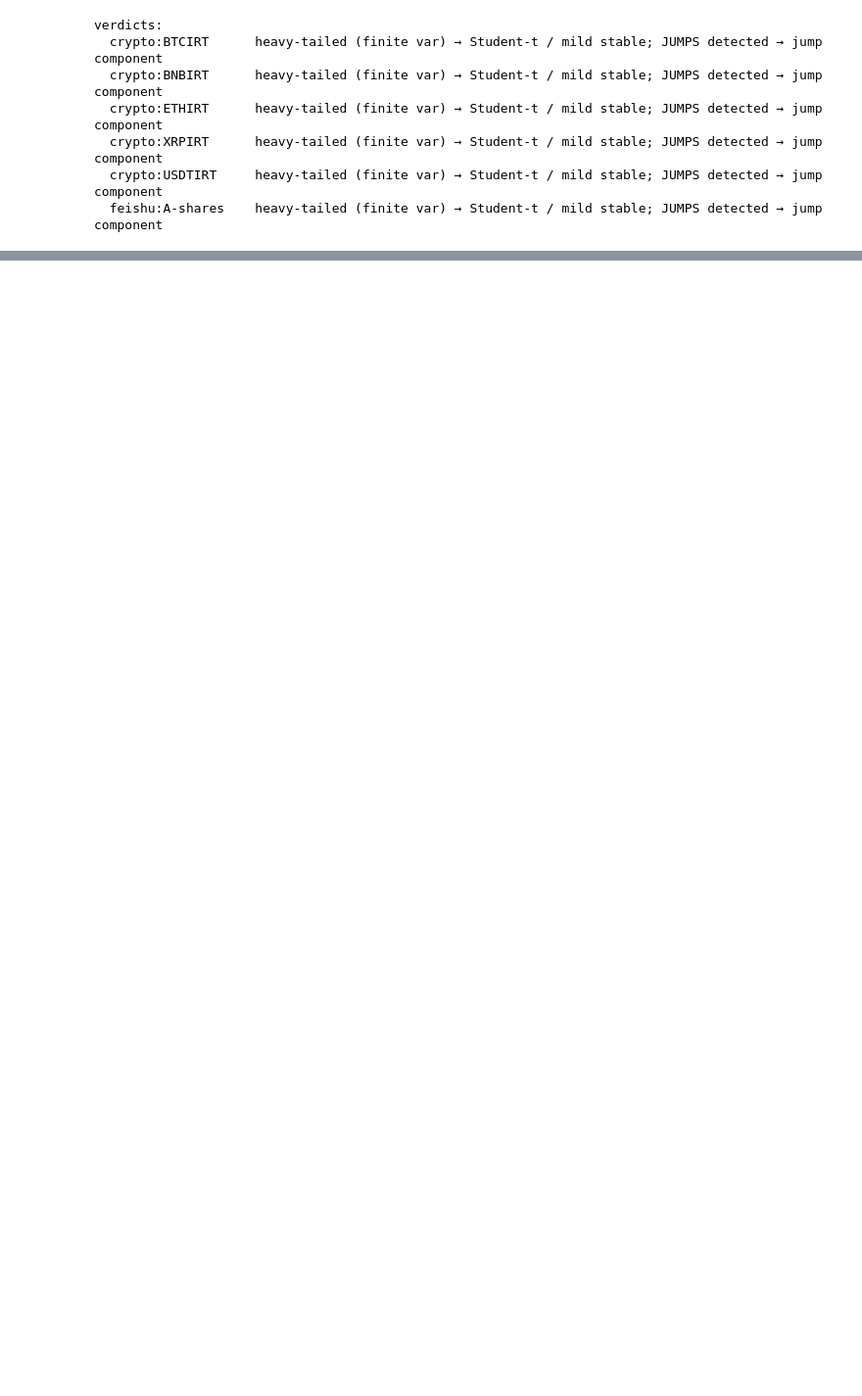
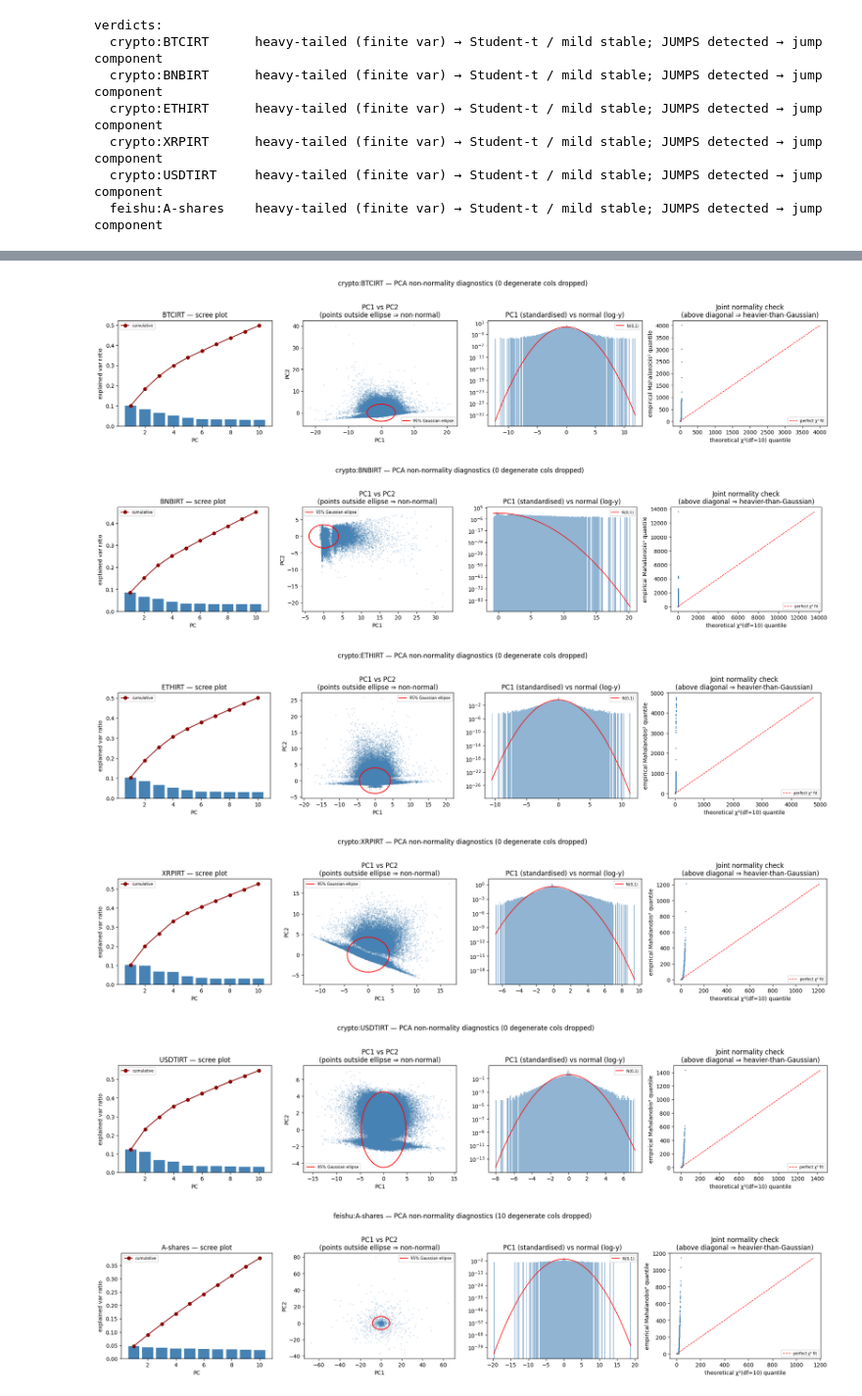
Before and after one commit to ArshiAbolghasemi/Penny, a Jupyter notebook: notebooks/increment_diagnostics.ipynb, the cells around one changed output, grey strips where cells are left out. Shown at 98% size. Saved outputs shown, nothing was run; the diff lists cells and outputs as text; code cells hidden in the pictures; blank space fills up the shorter version.

```diff
--- a/notebooks/increment_diagnostics.ipynb
+++ b/notebooks/increment_diagnostics.ipynb
@@ -394,0 +1060,79 @@ conclusion is that the simpler model suffices for it — the sanity limit.
+# %%
+def plot_pca_diagnostics(key):
+    r = PCA_RESULTS[key]
+    pcs, maha2, evr, k = (
+        r["pcs"],
+        r["maha2"],
+        r["explained_var_ratio"],
+        r["n_components"],
+    )
+    fig, axes = plt.subplots(1, 4, figsize=(19, 4.2))
+
+    # (a) scree plot
+    axes[0].bar(range(1, k + 1), evr, color="steelblue")
+    axes[0].plot(
+        range(1, k + 1), np.cumsum(evr), "o-", color="darkred", label="cumulative"
+    )
+    axes[0].set_xlabel("PC")
+    axes[0].set_ylabel("explained var ratio")
+    axes[0].set_title(f"{key[1]} — scree plot")
+    axes[0].legend(fontsize=7)
+
+    # (b) PC1 vs PC2 scatter with the 95% Gaussian confidence ellipse
+    pc1 = pcs[:, 0]
+    pc2 = pcs[:, 1] if k > 1 else pcs[:, 0]
+    axes[1].scatter(pc1, pc2, s=2, alpha=0.15, color="steelblue")
+    s1, s2 = pc1.std(), pc2.std()
+    theta = np.linspace(0, 2 * np.pi, 200)
+    r95 = np.sqrt(chi2.ppf(0.95, df=2))
+    axes[1].plot(
+        r95 * s1 * np.cos(theta),
+        r95 * s2 * np.sin(theta),
+        "r-",
+        lw=1.5,
+        label="95% Gaussian ellipse",
+    )
+    axes[1].set_xlabel("PC1")
+    axes[1].set_ylabel("PC2")
+    axes[1].set_title("PC1 vs PC2\n(points outside ellipse ⇒ non-normal)")
+    axes[1].legend(fontsize=7)
+
+    # (c) PC1 histogram vs fitted normal, log-y (the friendliest direction — max variance)
+    z1 = pc1 / pc1.std()
+    axes[2].hist(z1, bins=200, density=True, alpha=0.6, color="steelblue")
+    g = np.linspace(z1.min(), z1.max(), 400)
+    axes[2].plot(g, stats.norm.pdf(g), "r-", lw=1.2, label="N(0,1)")
+    axes[2].set_yscale("log")
+    axes[2].set_title("PC1 (standardised) vs normal (log-y)")
+    axes[2].legend(fontsize=7)
+
+    # (d) Mahalanobis-distance^2 Q-Q vs chi-squared(df=k) — the multivariate normality test
+    n = len(maha2)
+    emp = np.sort(maha2)
+    theo = chi2.ppf((np.arange(1, n + 1) - 0.5) / n, df=k)
+    axes[3].plot(theo, emp, ".", ms=2, color="steelblue")
+    lim = [0, max(theo.max(), emp.max())]
+    axes[3].plot(lim, lim, "r--", lw=1, label="perfect χ² fit")
+    axes[3].set_xlabel(f"theoretical χ²(df={k}) quantile")
+    axes[3].set_ylabel("empirical Mahalanobis² quantile")
+    axes[3].set_title("Joint normality check\n(above diagonal ⇒ heavier-than-Gaussian)")
+    axes[3].legend(fontsize=7)
+
+    fig.suptitle(
+        f"{key[0]}:{key[1]} — PCA non-normality diagnostics "
+        f"({r['n_dropped']} degenerate cols dropped)",
+        y=1.03,
+    )
+    plt.tight_layout()
+    plt.show()
+
+
+for key in PCA_RESULTS:
+    plot_pca_diagnostics(key)
+# %% [output]
+[figure, added]
+[figure, added]
+[figure, added]
+[figure, added]
+[figure, added]
+[figure, added]
```
Also changed, not shown: parts of 19 cells of this notebook.
